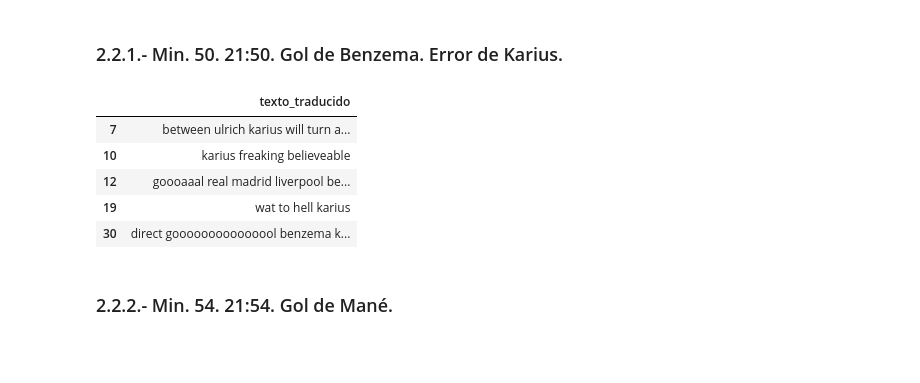
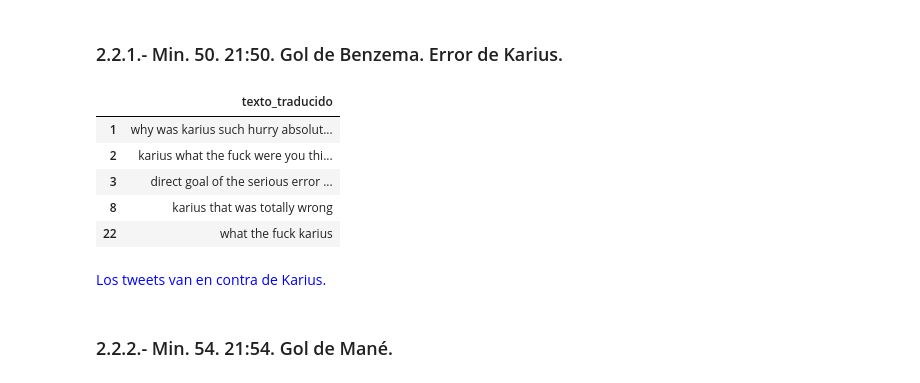
Before and after one commit to gdelasheras/Analisis-tweets-UCL-Final-2018-Real-Madrid-vs-Liverpool, a Jupyter notebook: Notebooks/PROY-NB03-TWEETS.ipynb, the cells around one changed output. Saved outputs shown, nothing was run; the diff lists cells and outputs as text; code cells hidden in the pictures; blank space fills up the shorter version.

```diff
--- a/Notebooks/PROY-NB03-TWEETS.ipynb
+++ b/Notebooks/PROY-NB03-TWEETS.ipynb
@@ -246,17 +241,19 @@ plt.show()
 # %% [markdown]
 ### 2.2.1.- Min. 50. 21:50. Gol de Benzema. Error de Karius.
 # %%
-comentarios_neg = pd.DataFrame(Datos[(Datos["hour"] == 21) & (Datos["min"] <= 59) & \
+comentarios_neg = pd.DataFrame(Datos[(Datos["hour"] == 21) & (Datos["min"] == 59) & \
                                      (Datos["sentimiento_tipo"] == "NEGATIVE")]["texto_traducido"]) \
                                     .reset_index(drop=True)
 comentarios_neg[comentarios_neg["texto_traducido"].str.contains("karius")].head()
 # %% [output]
 |  | texto_traducido |
-| 7 | between ulrich karius will turn a... |
-| 10 | karius freaking believeable |
-| 12 | goooaaal real madrid liverpool be... |
-| 19 | wat to hell karius |
-| 30 | direct gooooooooooooool benzema k... |
+| 1 | why was karius such hurry absolut... |
+| 2 | karius what the fuck were you thi... |
+| 3 | direct goal of the serious error ... |
+| 8 | karius that was totally wrong |
+| 22 | what the fuck karius |
+# %% [markdown]
+<font color="blue">Los tweets van en contra de Karius.</font>
 # %% [markdown]
 ### 2.2.2.- Min. 54. 21:54. Gol de Mané.
 # %%
```
Also changed, not shown: parts of 16 cells of this notebook, 2 other files.
